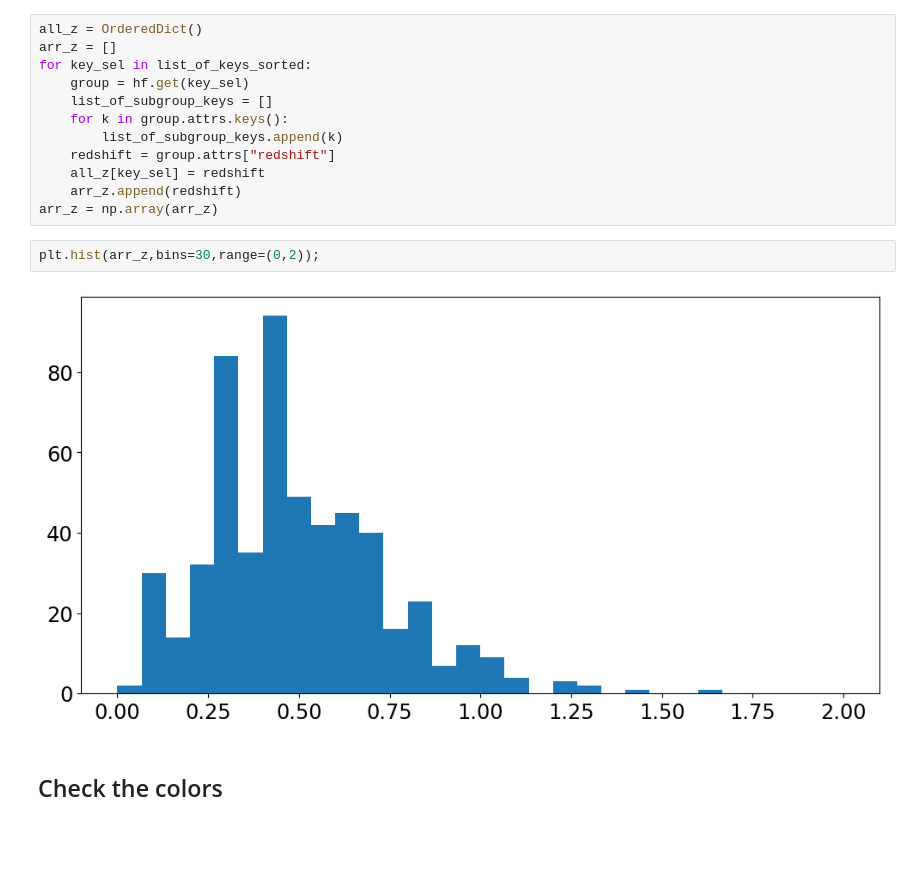
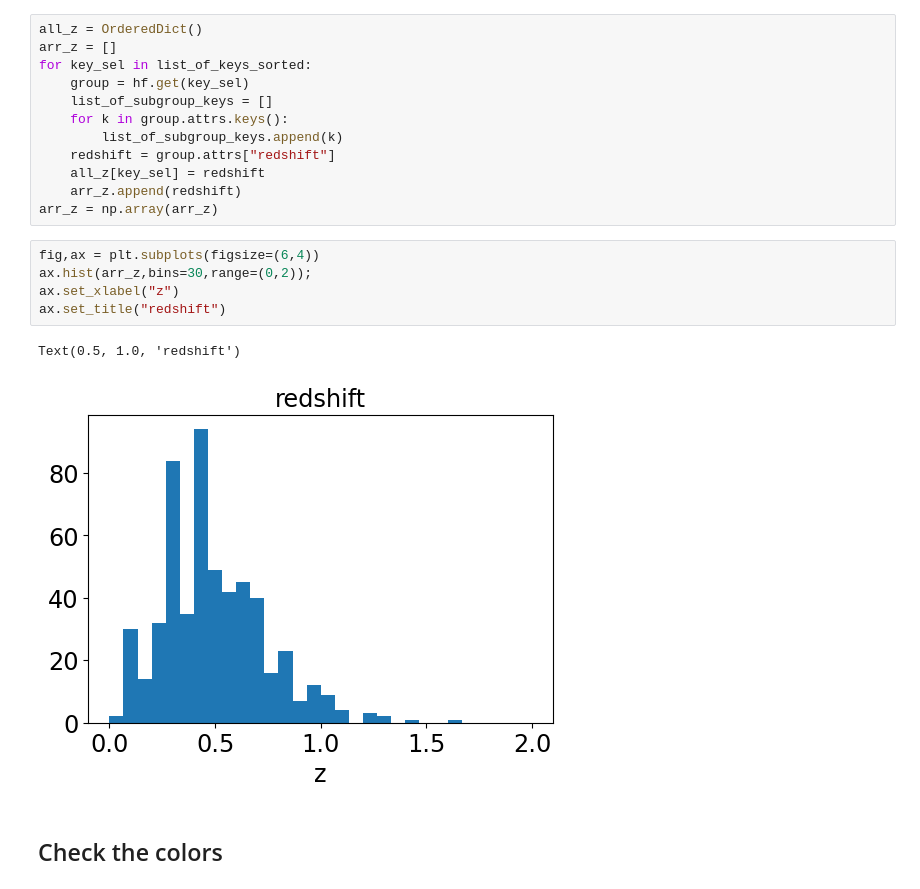
Before and after one commit to sylvielsstfr/Fors2pcigale, a Jupyter notebook: docs/notebooks/pcigale_runs/pcig_run_2024-02-05/ViewFittedPcigaleSSP.ipynb, the cells around one changed output. Saved outputs shown, nothing was run; the diff lists cells and outputs as text; blank space fills up the shorter version.

```diff
--- a/docs/notebooks/pcigale_runs/pcig_run_2024-02-05/ViewFittedPcigaleSSP.ipynb
+++ b/docs/notebooks/pcigale_runs/pcig_run_2024-02-05/ViewFittedPcigaleSSP.ipynb
@@ -147,9 +176,13 @@ for key_sel in list_of_keys_sorted:
     arr_z.append(redshift)
 arr_z = np.array(arr_z)
 # %%
-plt.hist(arr_z,bins=30,range=(0,2));
+fig,ax = plt.subplots(figsize=(6,4))
+ax.hist(arr_z,bins=30,range=(0,2));
+ax.set_xlabel("z")
+ax.set_title("redshift")
 # %% [output]
+Text(0.5, 1.0, 'redshift')
-[figure, old version]
+[figure, new version]
 # %% [markdown]
 ## Check the colors
 # %%
```
Also changed, not shown: parts of 14 cells of this notebook, 3 other files.
